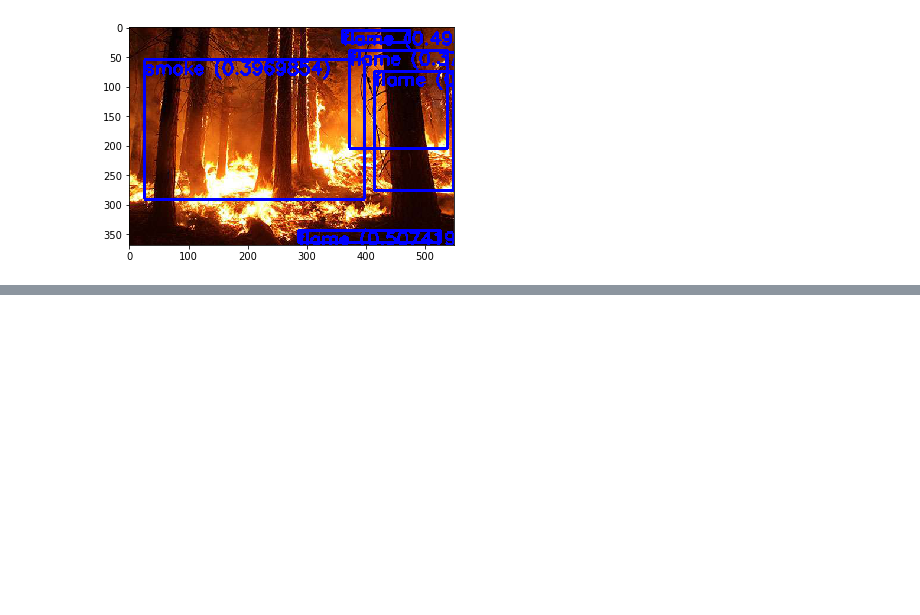
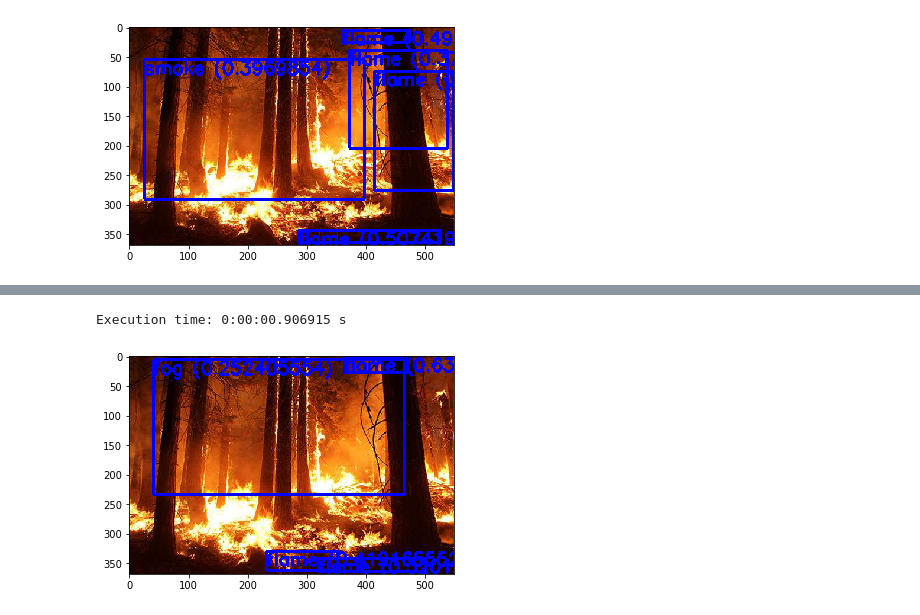
Before and after one commit to frgfm/tc2018_hands, a Jupyter notebook: wildfire_detection.ipynb, the cells around one changed output, grey strips where cells are left out. Cells and saved outputs as stored; diff of their text form; code cells hidden in the pictures; blank space fills up the shorter version.

```diff
--- a/wildfire_detection.ipynb
+++ b/wildfire_detection.ipynb
@@ -15,6 +15,9 @@ api_credentials = np.load('api_credentials.npy').item()
 classif_setup = {'project_id': '3b413cb2-f48f-485b-a8cf-c838655521dc', 'iter_id': '154c007c-9da6-4365-a2fb-87dd4d2a2e3c'}
 obj_detec_setup = {'project_id': 'ff38fc9f-ce78-49c0-bfaa-abc816da7f27', 'iter_id': '8a5dbfb0-19f9-4916-99b7-0c567a3ec5b7'}
 obj_detec_setup2 = {'project_id': 'ff38fc9f-ce78-49c0-bfaa-abc816da7f27', 'iter_id': 'aee4f95d-4d2b-4a30-987b-cd71fbf9c7ab'}
+obj_detec_setup3 = {'project_id': 'ff38fc9f-ce78-49c0-bfaa-abc816da7f27', 'iter_id': 'bd889531-ed84-4e8e-b6db-5a026369fb30'}
+
+img_sample_path = os.path.join('static', 'images', 'wildfire.jpg')
 # %%
 # Get the classification of a sample image
 from api_vision.api_mgt import get_msvision_classif
@@ -78,2 +80,18 @@ Execution time: 0:00:00.880401 s
 ['flame (0.315461725)', 'flame (0.383756)', 'flame (0.201532066)', 'flame (0.42567867)', 'smoke (0.297573745)', 'smoke (0.3629701)']
 [figure]
+# %%
+with open(img_sample_path, mode="rb") as img:
+    starting_time = datetime.now()
+    pred_boxes, pred_labs, pred_conf = get_msvision_objdetection(img, api_credentials['obj_detection'], obj_detec_setup3)
+    print('Execution time: %s s' % (datetime.now() - starting_time))
+
+# Plot the results
+img_cv = cv2.imread(img_sample_path)
+labs = ['%s (%s)' % (lab, pred_conf[idx]) for idx, lab in enumerate(pred_labs)]
+img4 = resize_img(img_cv, 1000)
+img4 = add_boxes(img_cv, pred_boxes, labs, color=(255, 0, 0), label_out=False)
+img4 = cv2.cvtColor(img4, cv2.COLOR_BGR2RGB)
+imgplot3 = plt.imshow(img4)
+# %% [output]
+Execution time: 0:00:00.906915 s
+[figure, added]
```
Also changed, not shown: parts of 5 cells of this notebook, 10 other files.
